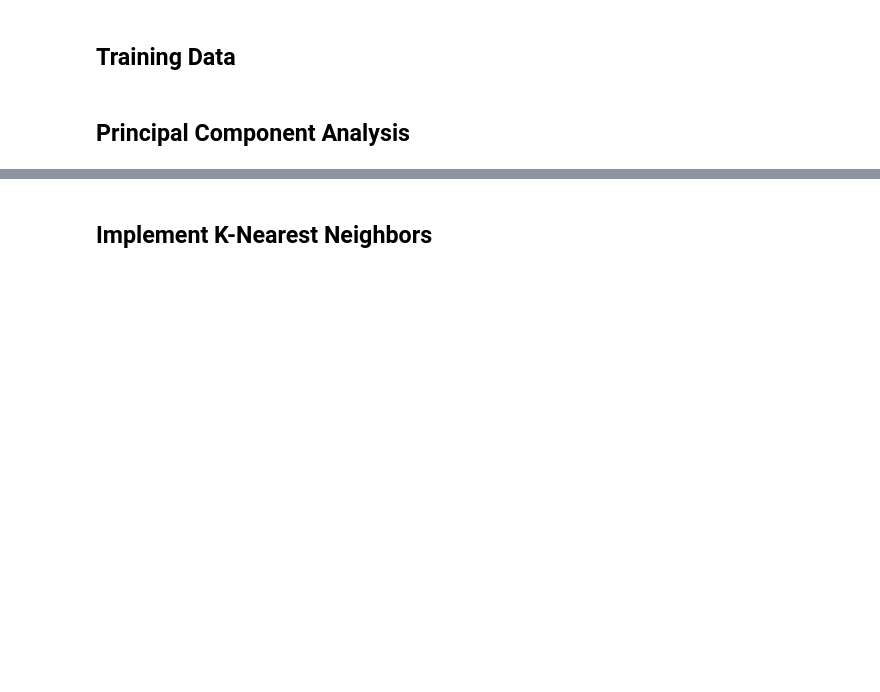
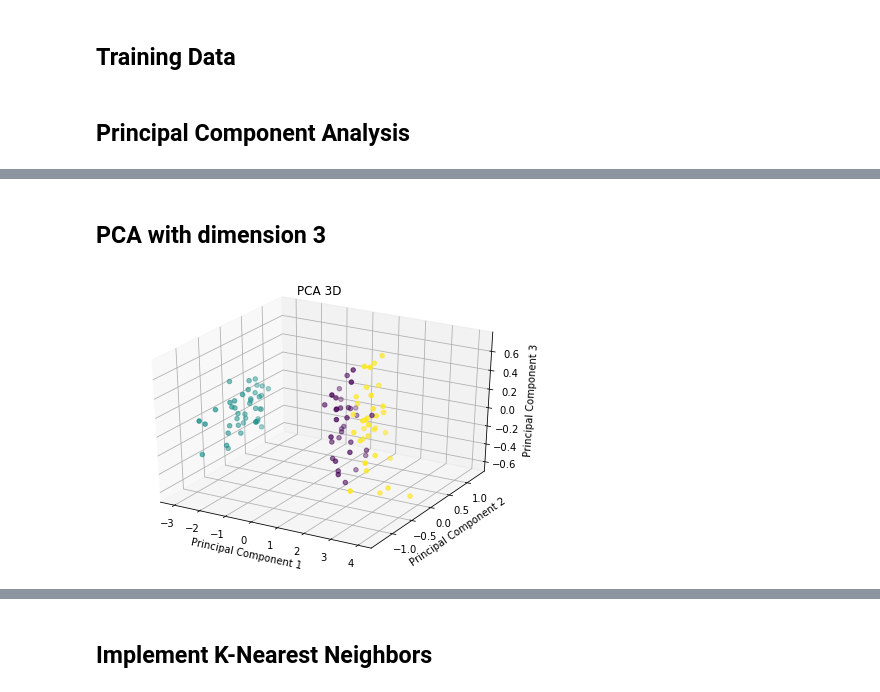
Before and after one commit to luisespriella9/ML-Algorithms, a Jupyter notebook: K-Nearest-Neighbors.ipynb, the cells around one changed output, grey strips where cells are left out. Drawn from its saved outputs; the diff is of its cells as text; code cells hidden in the pictures; blank space fills up the shorter version.

```diff
--- a/K-Nearest-Neighbors.ipynb
+++ b/K-Nearest-Neighbors.ipynb
@@ -171,0 +201,8 @@ KeyError: 'PetalLengthCm'
+# %% [markdown]
+## PCA with dimension 3
+# %%
+my_pca3 = MyPCA(3)
+pca_data3 = my_pca3.fit_transform(x_train)
+my_pca3.plot("PCA 3D", y_train.values)
+# %% [output]
+[figure, added]
```
Also changed, not shown: parts of 13 cells of this notebook.
